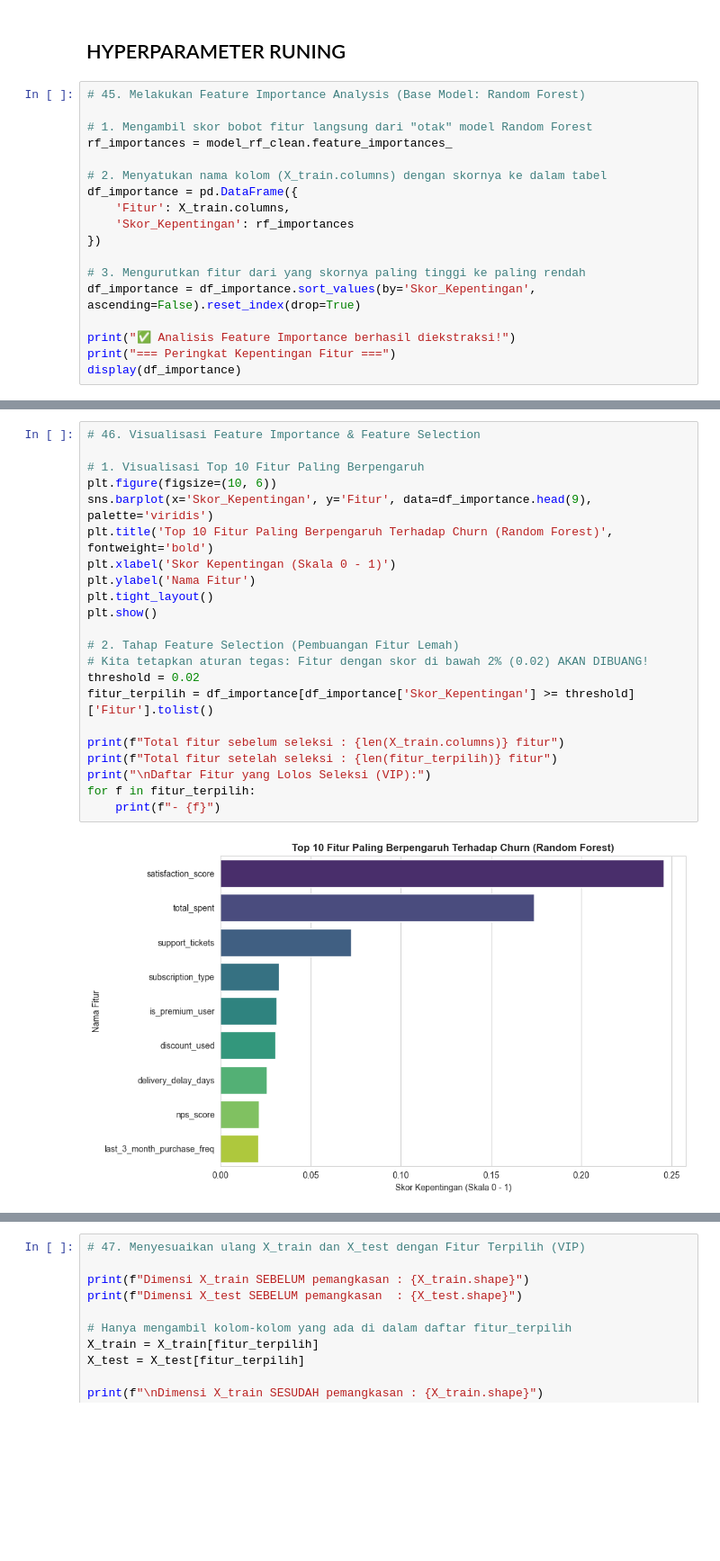
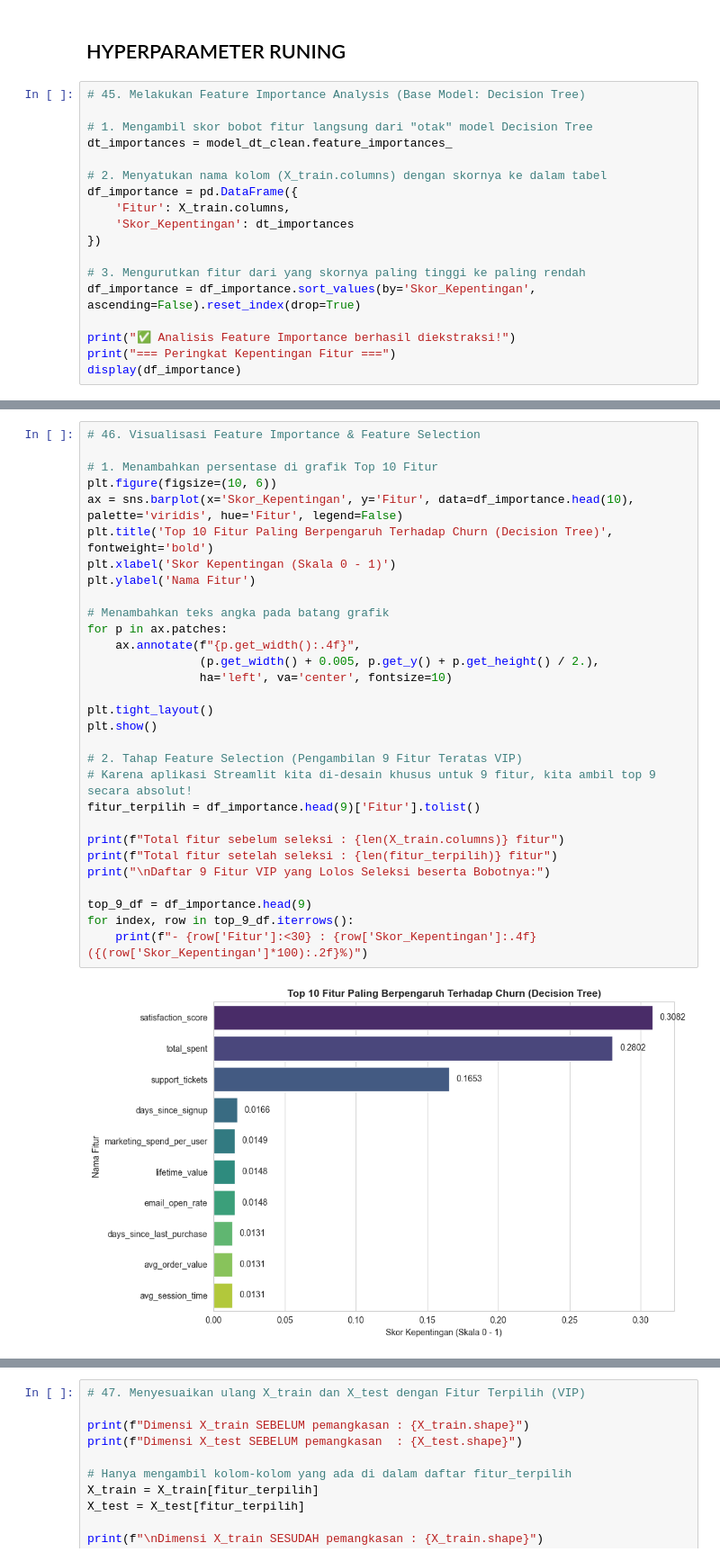
Before and after one commit to widipuriarto/customer-churn-prediction, a Jupyter notebook: Sales_and_Marketing_Customer 1.ipynb, the cells around one changed output, grey strips where cells are left out. Shown at 90% size. Cells and saved outputs as stored; diff of their text form; blank space fills up the shorter version.

```diff
--- a/Sales_and_Marketing_Customer 1.ipynb
+++ b/Sales_and_Marketing_Customer 1.ipynb
@@ -1029,15 +1029,15 @@ display(df_komparasi_total.sort_index())
 # %% [markdown]
 ## HYPERPARAMETER RUNING
 # %%
-# 45. Melakukan Feature Importance Analysis (Base Model: Random Forest)
+# 45. Melakukan Feature Importance Analysis (Base Model: Decision Tree)
 
-# 1. Mengambil skor bobot fitur langsung dari "otak" model Random Forest
-rf_importances = model_rf_clean.feature_importances_
+# 1. Mengambil skor bobot fitur langsung dari "otak" model Decision Tree
+dt_importances = model_dt_clean.feature_importances_
 
 # 2. Menyatukan nama kolom (X_train.columns) dengan skornya ke dalam tabel
 df_importance = pd.DataFrame({
     'Fitur': X_train.columns,
-    'Skor_Kepentingan': rf_importances
+    'Skor_Kepentingan': dt_importances
 })
 
 # 3. Mengurutkan fitur dari yang skornya paling tinggi ke paling rendah
@@ -1069,27 +1069,35 @@ display(df_importance)
 # %%
 # 46. Visualisasi Feature Importance & Feature Selection
 
-# 1. Visualisasi Top 10 Fitur Paling Berpengaruh
+# 1. Menambahkan persentase di grafik Top 10 Fitur
 plt.figure(figsize=(10, 6))
-sns.barplot(x='Skor_Kepentingan', y='Fitur', data=df_importance.head(9), palette='viridis')
-plt.title('Top 10 Fitur Paling Berpengaruh Terhadap Churn (Random Forest)', fontweight='bold')
+ax = sns.barplot(x='Skor_Kepentingan', y='Fitur', data=df_importance.head(10), palette='viridis', hue='Fitur', legend=False)
+plt.title('Top 10 Fitur Paling Berpengaruh Terhadap Churn (Decision Tree)', fontweight='bold')
 plt.xlabel('Skor Kepentingan (Skala 0 - 1)')
 plt.ylabel('Nama Fitur')
+
+# Menambahkan teks angka pada batang grafik
+for p in ax.patches:
+    ax.annotate(f"{p.get_width():.4f}",
+                (p.get_width() + 0.005, p.get_y() + p.get_height() / 2.),
+                ha='left', va='center', fontsize=10)
+
 plt.tight_layout()
 plt.show()
 
-# 2. Tahap Feature Selection (Pembuangan Fitur Lemah)
-# Kita tetapkan aturan tegas: Fitur dengan skor di bawah 2% (0.02) AKAN DIBUANG!
-threshold = 0.02
-fitur_terpilih = df_importance[df_importance['Skor_Kepentingan'] >= threshold]['Fitur'].tolist()
+# 2. Tahap Feature Selection (Pengambilan 9 Fitur Teratas VIP)
+# Karena aplikasi Streamlit kita di-desain khusus untuk 9 fitur, kita ambil top 9 secara absolut!
+fitur_terpilih = df_importance.head(9)['Fitur'].tolist()
 
 print(f"Total fitur sebelum seleksi : {len(X_train.columns)} fitur")
 print(f"Total fitur setelah seleksi : {len(fitur_terpilih)} fitur")
-print("\nDaftar Fitur yang Lolos Seleksi (VIP):")
-for f in fitur_terpilih:
-    print(f"- {f}")
+print("\nDaftar 9 Fitur VIP yang Lolos Seleksi beserta Bobotnya:")
+
+top_9_df = df_importance.head(9)
+for index, row in top_9_df.iterrows():
+    print(f"- {row['Fitur']:<30} : {row['Skor_Kepentingan']:.4f} ({(row['Skor_Kepentingan']*100):.2f}%)")
 # %% [output]
-[figure, old version]
+[figure, new version]
 Total fitur sebelum seleksi : 53 fitur
 Total fitur setelah seleksi : 9 fitur
 
```
Also changed, not shown: parts of 12 cells of this notebook, 3 other files.
